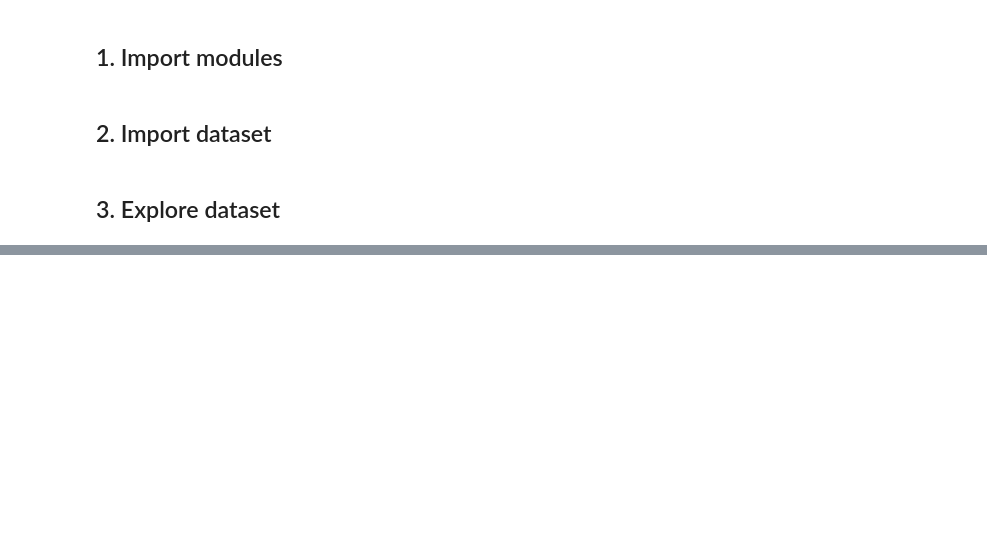
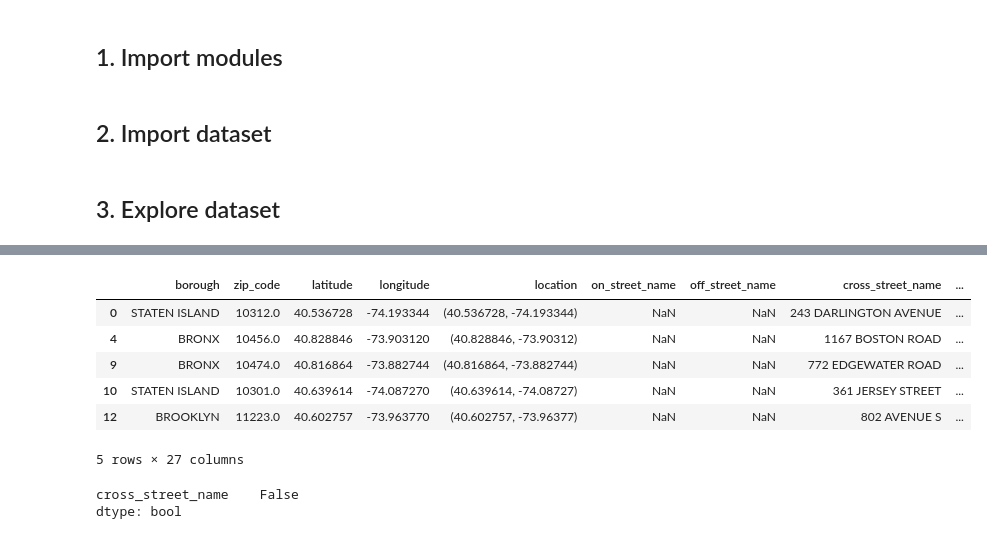
Before and after one commit to DerrickDDInAI/nyc-crashes, a Jupyter notebook: core/exploration.ipynb, the cells around one changed output, grey strips where cells are left out. Saved outputs shown, nothing was run; the diff lists cells and outputs as text; code cells hidden in the pictures; blank space fills up the shorter version.

```diff
--- a/core/exploration.ipynb
+++ b/core/exploration.ipynb
@@ -14,0 +193,17 @@ df = pd.read_csv('assets/data_100000.csv')
+# %%
+# See examples of: `cross_street_name` when it is not null
+df[df["cross_street_name"].notnull()].head()
+# %% [output]
+|  | borough | zip_code | latitude | longitude | location | on_street_name | off_street_name | cross_street_name | ... |
+| 0 | STATEN ISLAND | 10312.0 | 40.536728 | -74.193344 | (40.536728, -74.193344) | NaN | NaN | 243 DARLINGTON AVENUE | ... |
+| 4 | BRONX | 10456.0 | 40.828846 | -73.903120 | (40.828846, -73.90312) | NaN | NaN | 1167 BOSTON ROAD | ... |
+| 9 | BRONX | 10474.0 | 40.816864 | -73.882744 | (40.816864, -73.882744) | NaN | NaN | 772 EDGEWATER ROAD | ... |
+| 10 | STATEN ISLAND | 10301.0 | 40.639614 | -74.087270 | (40.639614, -74.08727) | NaN | NaN | 361 JERSEY STREET | ... |
+| 12 | BROOKLYN | 11223.0 | 40.602757 | -73.963770 | (40.602757, -73.96377) | NaN | NaN | 802 AVENUE S | ... |
+5 rows × 27 columns
+# %%
+# Check if: when `on_street_name` and `off_street_name` are not null, any `cross_street_name` exists
+(df[cols].groupby(["on_street_name", "off_street_name"]).count() > 0).any()
+# %% [output]
+cross_street_name    False
+dtype: bool
```
Also changed, not shown: parts of 36 cells of this notebook, 4 other files.
